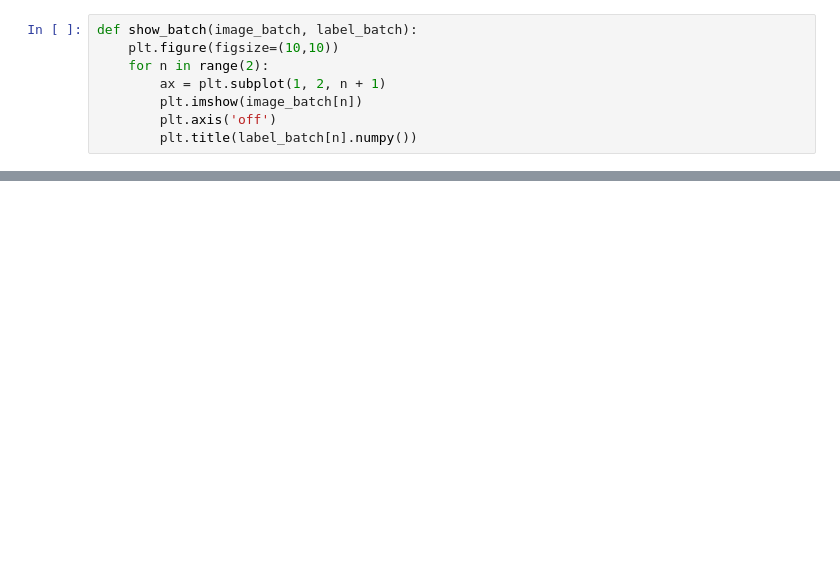
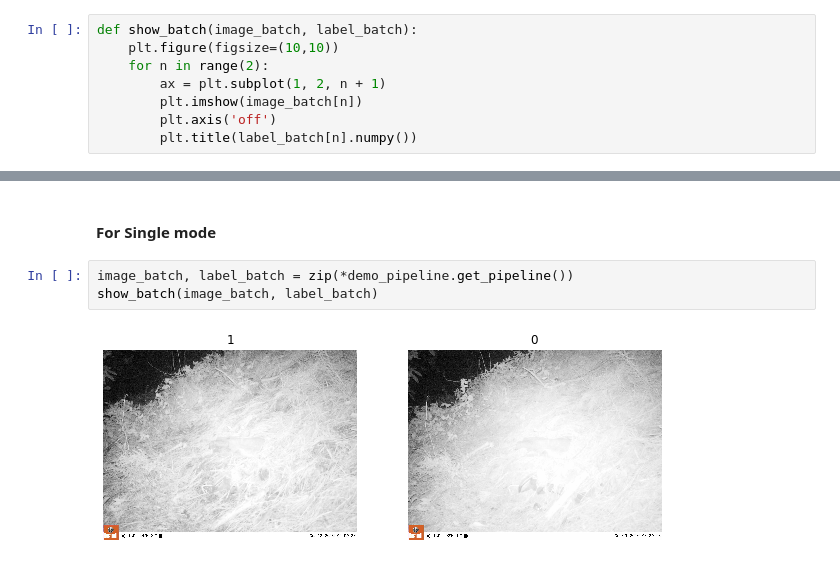
Before and after one commit to bhuvi3/camera_trap_animal_classification, a Jupyter notebook: code/tensorflow_pipeline_test.ipynb, the cells around one changed output, grey strips where cells are left out. Drawn from its saved outputs; the diff is of its cells as text; blank space fills up the shorter version.

```diff
--- a/code/tensorflow_pipeline_test.ipynb
+++ b/code/tensorflow_pipeline_test.ipynb
@@ -101,0 +269,7 @@ show_batch(image_batch, label_batch)
+# %% [markdown]
+#### For Single mode
+# %%
+image_batch, label_batch = zip(*demo_pipeline.get_pipeline())
+show_batch(image_batch, label_batch)
+# %% [output]
+[figure, added]
```
Also changed, not shown: parts of 25 cells of this notebook, 1 other file.
